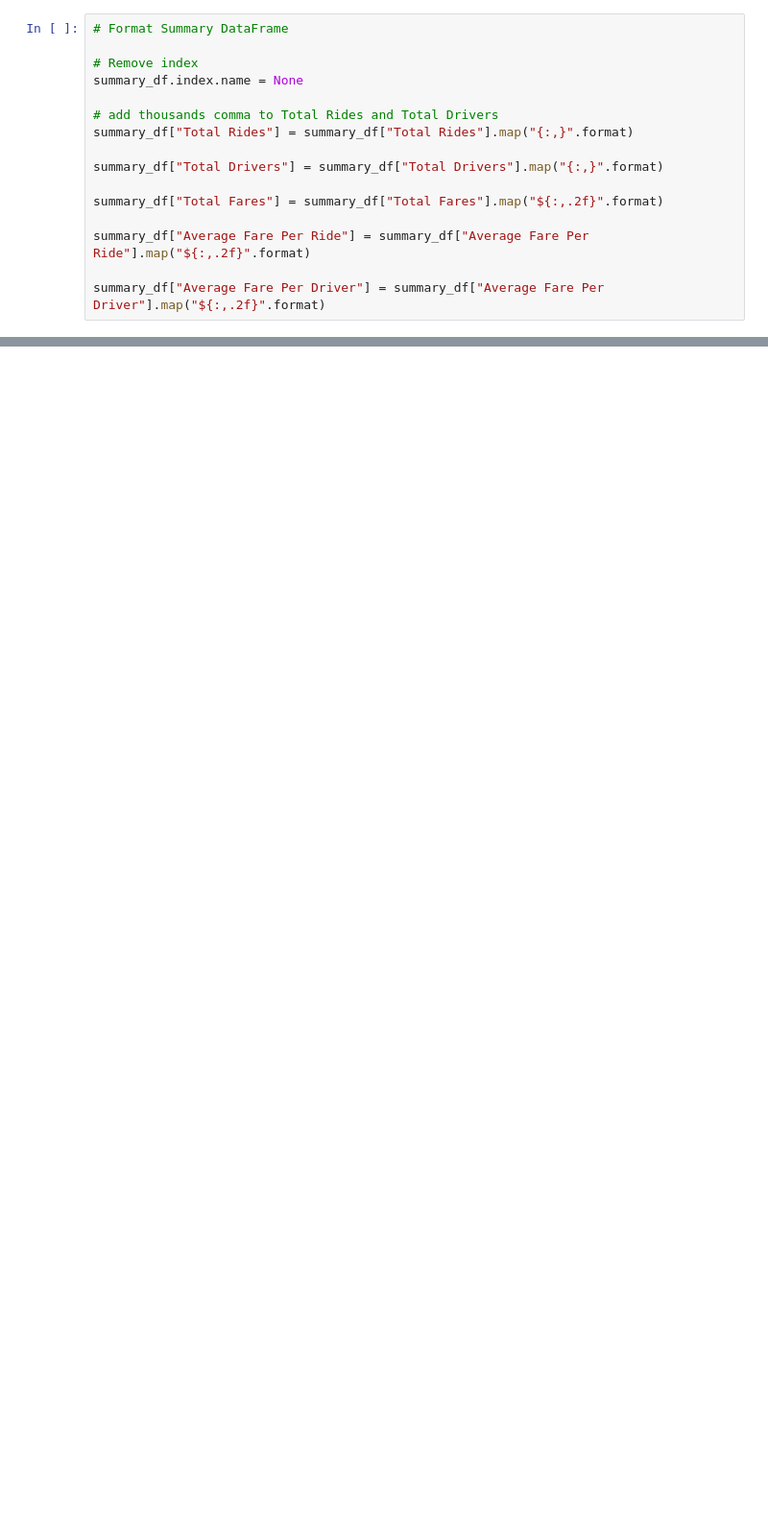
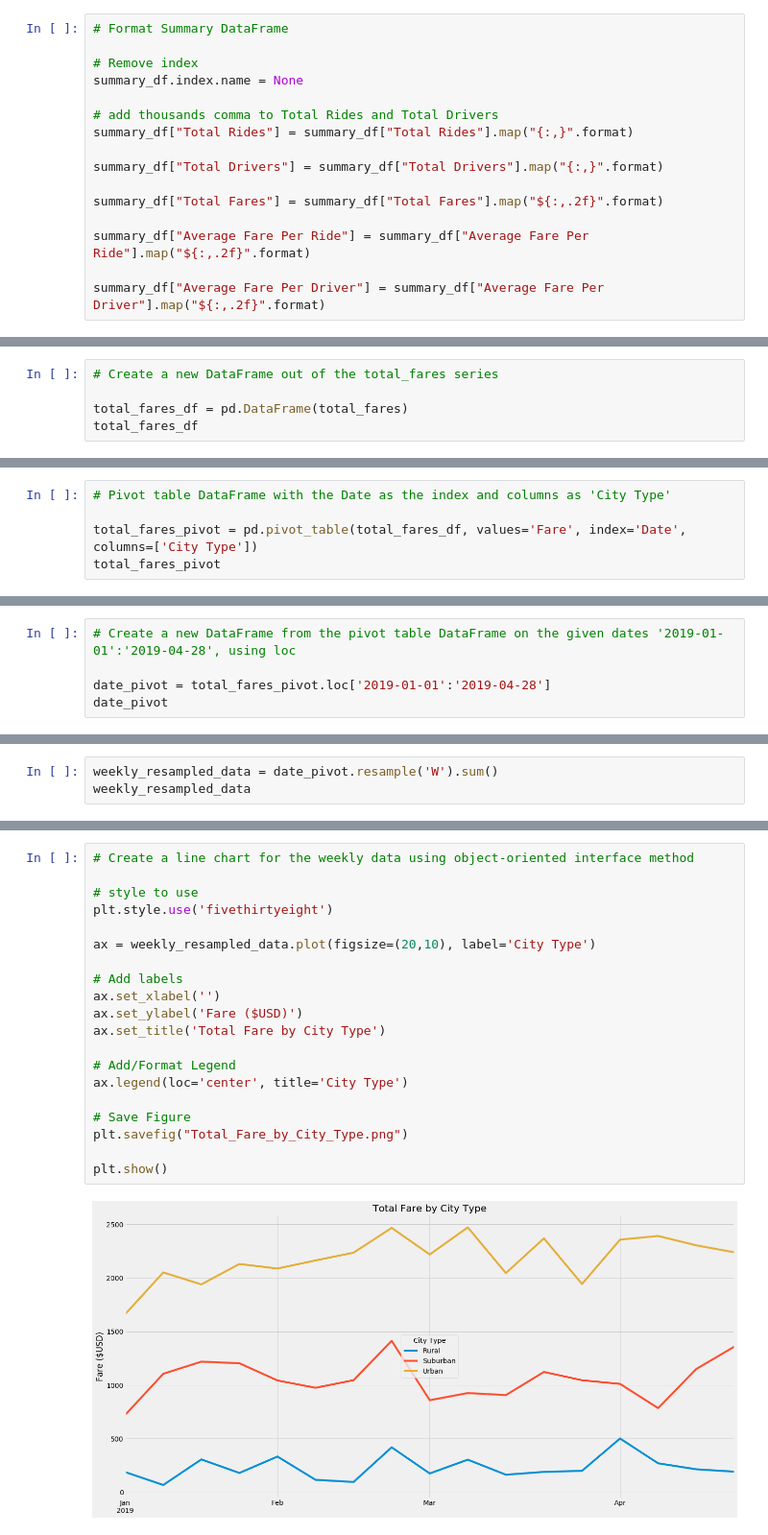
Before and after one commit to hkyopreston/Pyber_Analysis, a Jupyter notebook: Pyber_Analysis_Challenge.ipynb, the cells around one changed output, grey strips where cells are left out. Shown: that part at 96% size. Saved outputs shown, nothing was run; the diff lists cells and outputs as text; blank space fills up the shorter version.

```diff
--- a/Pyber_Analysis_Challenge.ipynb
+++ b/Pyber_Analysis_Challenge.ipynb
@@ -135,0 +247,5 @@ summary_df
+# %%
+# Create a new DataFrame out of the total_fares series
+
+total_fares_df = pd.DataFrame(total_fares)
+total_fares_df
@@ -135,0 +267,5 @@ summary_df
+# %%
+# Pivot table DataFrame with the Date as the index and columns as 'City Type'
+
+total_fares_pivot = pd.pivot_table(total_fares_df, values='Fare', index='Date', columns=['City Type'])
+total_fares_pivot
@@ -135,0 +287,5 @@ summary_df
+# %%
+# Create a new DataFrame from the pivot table DataFrame on the given dates '2019-01-01':'2019-04-28', using loc
+
+date_pivot = total_fares_pivot.loc['2019-01-01':'2019-04-28']
+date_pivot
@@ -135,0 +307,3 @@ summary_df
+# %%
+weekly_resampled_data = date_pivot.resample('W').sum()
+weekly_resampled_data
@@ -135,0 +330,22 @@ summary_df
+# %%
+# Create a line chart for the weekly data using object-oriented interface method
+
+# style to use
+plt.style.use('fivethirtyeight')
+
+ax = weekly_resampled_data.plot(figsize=(20,10), label='City Type')
+
+# Add labels
+ax.set_xlabel('')
+ax.set_ylabel('Fare ($USD)')
+ax.set_title('Total Fare by City Type')
+
+# Add/Format Legend
+ax.legend(loc='center', title='City Type')
+
+# Save Figure
+plt.savefig("Total_Fare_by_City_Type.png")
+
+plt.show()
+# %% [output]
+[figure, added]
```
Also changed, not shown: parts of 16 cells of this notebook, 1 other file.
